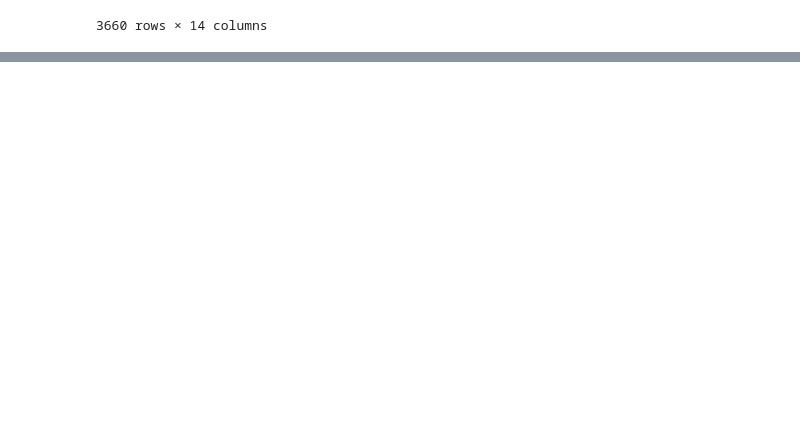
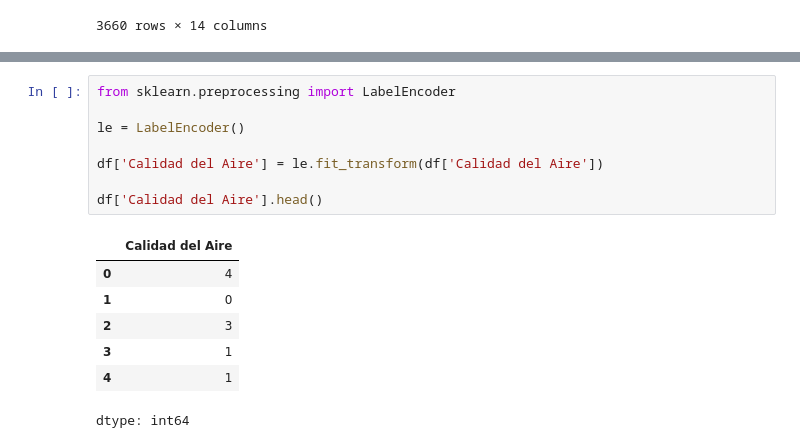
Before and after one commit to mbarragan744/proyecto-IA, a Jupyter notebook: proyecto.ipynb, the cells around one changed output, grey strips where cells are left out. Cells and saved outputs as stored; diff of their text form; blank space fills up the shorter version.

```diff
--- a/proyecto.ipynb
+++ b/proyecto.ipynb
@@ -70,0 +89,16 @@ KeyError: "['Date', 'City', 'Country', 'PM2.5 (µg/m³)'] not found in axis"
+# %%
+from sklearn.preprocessing import LabelEncoder
+
+le = LabelEncoder()
+
+df['Calidad del Aire'] = le.fit_transform(df['Calidad del Aire'])
+
+df['Calidad del Aire'].head()
+# %% [output]
+|  | Calidad del Aire |
+| 0 | 4 |
+| 1 | 0 |
+| 2 | 3 |
+| 3 | 1 |
+| 4 | 1 |
+dtype: int64
```
Also changed, not shown: parts of 10 cells of this notebook.
